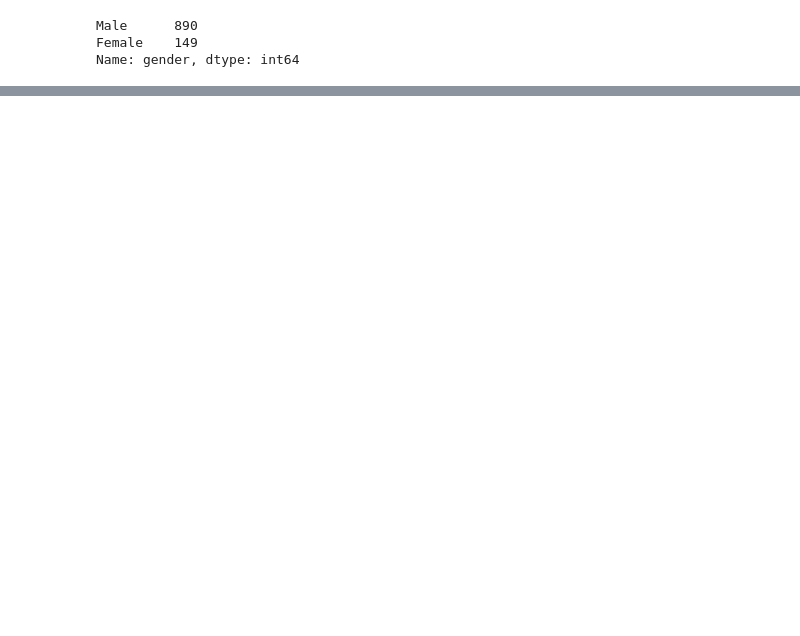
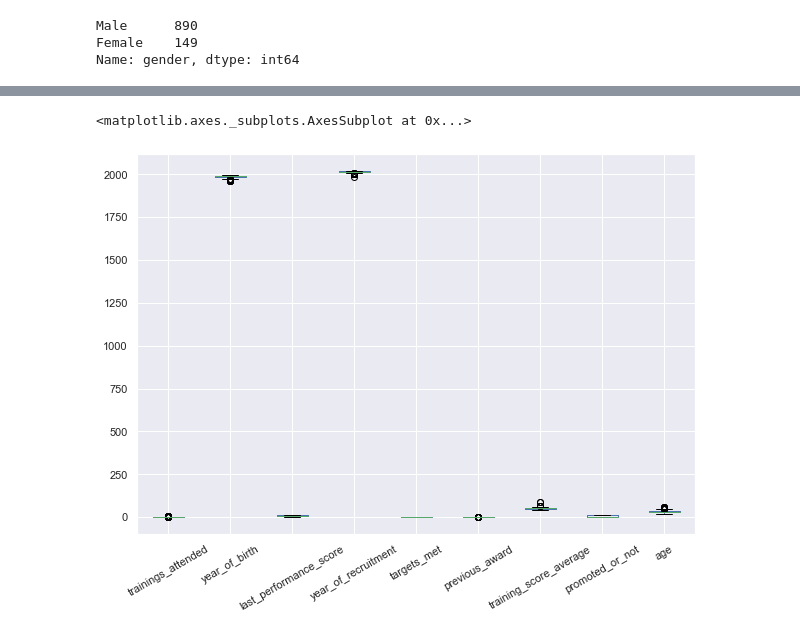
Before and after one commit to Xx1235/DSN-Staff-Promotion-Algorithm, a Jupyter notebook: dsn_yakubu.ipynb, the cells around one changed output, grey strips where cells are left out. Saved outputs shown, nothing was run; the diff lists cells and outputs as text; code cells hidden in the pictures; blank space fills up the shorter version.

```diff
--- a/dsn_yakubu.ipynb
+++ b/dsn_yakubu.ipynb
@@ -127,3 +132,8 @@ print(len(df.division.unique()), ':', df.division.unique())
+# %%
+def  get_age(age):
+    return(int(2019)-int(age))
+
+df['age'] = df['year_of_birth'].map(lambda x: get_age(x))
 # %% [markdown]
 ## Dealing with Missing Values
 All the columns (features) except qualification have complete values\
@@ -289,0 +320,2 @@ Name: year_of_birth, dtype: float64
+# %%
+spec_dir_reg = reg[(reg.last_performance_score <= 12.5) & (reg.channel_of_recruitment == 'Direct Internal process') & (reg.foreign_schooled == 'Yes')]
@@ -289,0 +337,5 @@ Name: year_of_birth, dtype: float64
+# %%
+spec_dir_reg.boxplot(rot = 30)
+# %% [output]
+<matplotlib.axes._subplots.AxesSubplot at 0x...>
+[figure, added]
```
Also changed, not shown: parts of 16 cells of this notebook.
